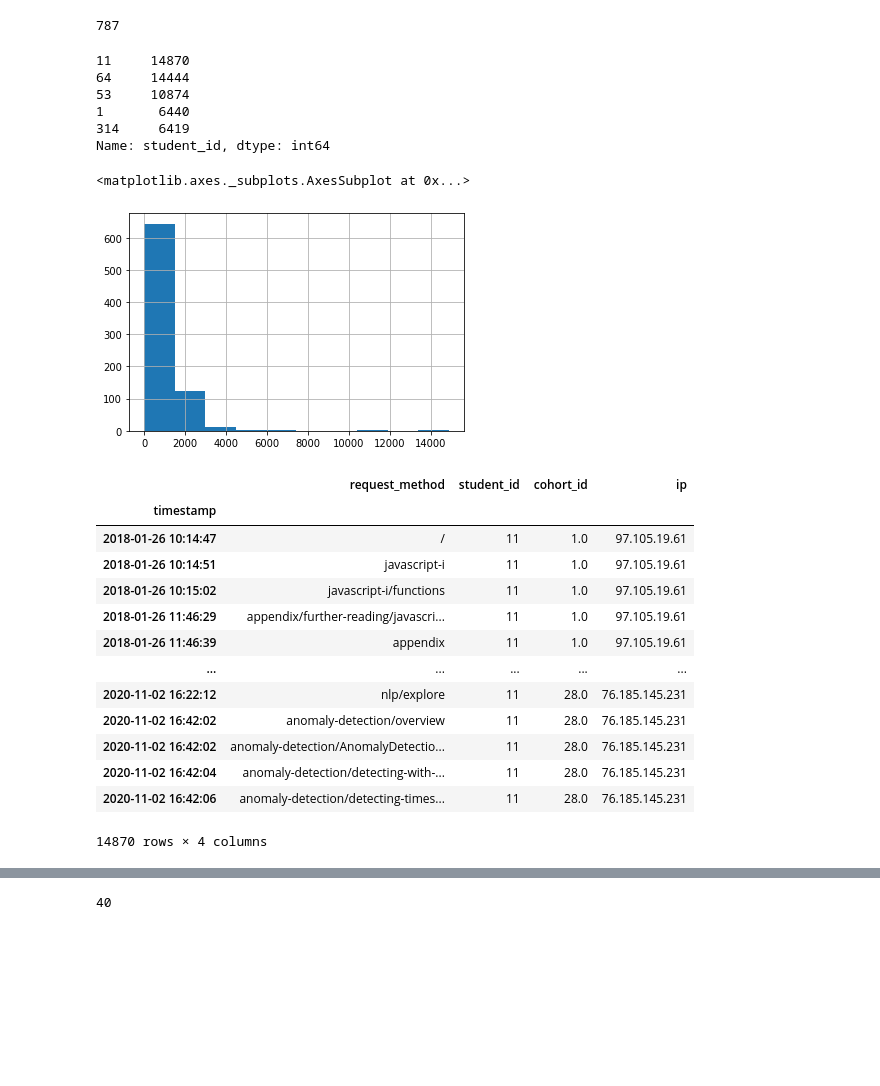
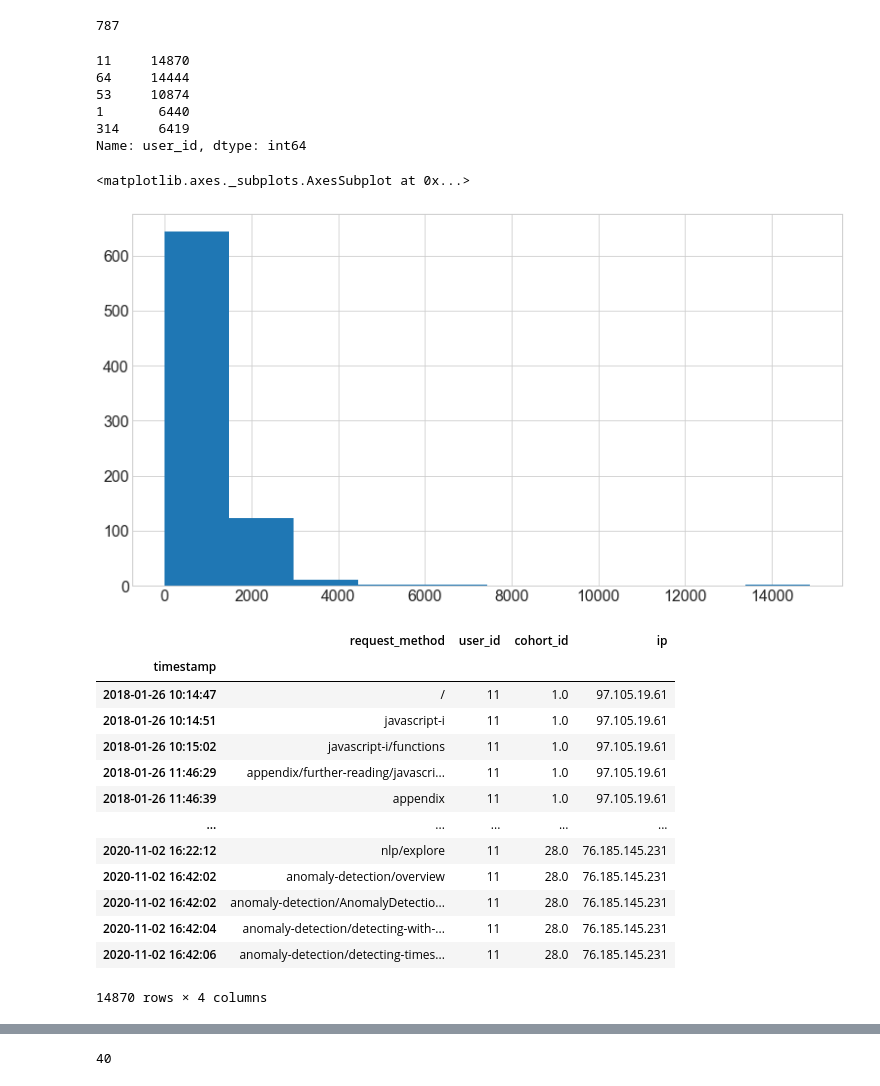
Before and after one commit to Yongliang-Shi/anomaly-detection-exercises, a Jupyter notebook: time_series_anomaly_detection.ipynb, the cells around one changed output, grey strips where cells are left out. Cells and saved outputs as stored; diff of their text form; code cells hidden in the pictures; blank space fills up the shorter version.

Commit message:
Use time series methods for detection anomalies for curriculum assessing data

```diff
--- a/time_series_anomaly_detection.ipynb
+++ b/time_series_anomaly_detection.ipynb
@@ -28,4 +28,9 @@ import seaborn as sns
 # This is to make sure matplotlib doesn't throw the following error:
 # The next line fixes "TypeError: float() argument must be a string or a number, not 'Timestamp' matplotlib"
 pd.plotting.register_matplotlib_converters()
+# %%
+# plotting defaults
+plt.rc('figure', figsize=(13, 7))
+plt.style.use('seaborn-whitegrid')
+plt.rc('font', size=16)
 # %% [markdown]
@@ -186,25 +191,25 @@ df['student_id'].nunique() # There are 787 unique values, for now it is labeled
 787
 # %%
 # Which student id has the highest number of accessing?
-df['student_id'].value_counts(dropna=False).head()
+df['user_id'].value_counts(dropna=False).head() # Are 11, 64 and 53 are the instructors?
 # %% [output]
 11     14870
 64     14444
 53     10874
 1       6440
 314     6419
-Name: student_id, dtype: int64
+Name: user_id, dtype: int64
 # %%
 # Viz the distribution of the accessing numbers
-df['student_id'].value_counts(dropna=False).hist()
+df['user_id'].value_counts(dropna=False).hist()
 # %% [output]
 <matplotlib.axes._subplots.AxesSubplot at 0x...>
-[figure, old version]
+[figure, new version]
 # %%
 # Take a look at the student id 11
-df[df.student_id == 11]
+df[df.user_id == 11]
 # %% [output]
-|  | request_method | student_id | cohort_id | ip |
+|  | request_method | user_id | cohort_id | ip |
 | timestamp |  |  |  |  |
 | 2018-01-26 10:14:47 | / | 11 | 1.0 | 97.105.19.61 |
 | 2018-01-26 10:14:51 | javascript-i | 11 | 1.0 | 97.105.19.61 |
```
Also changed, not shown: parts of 60 cells of this notebook.
